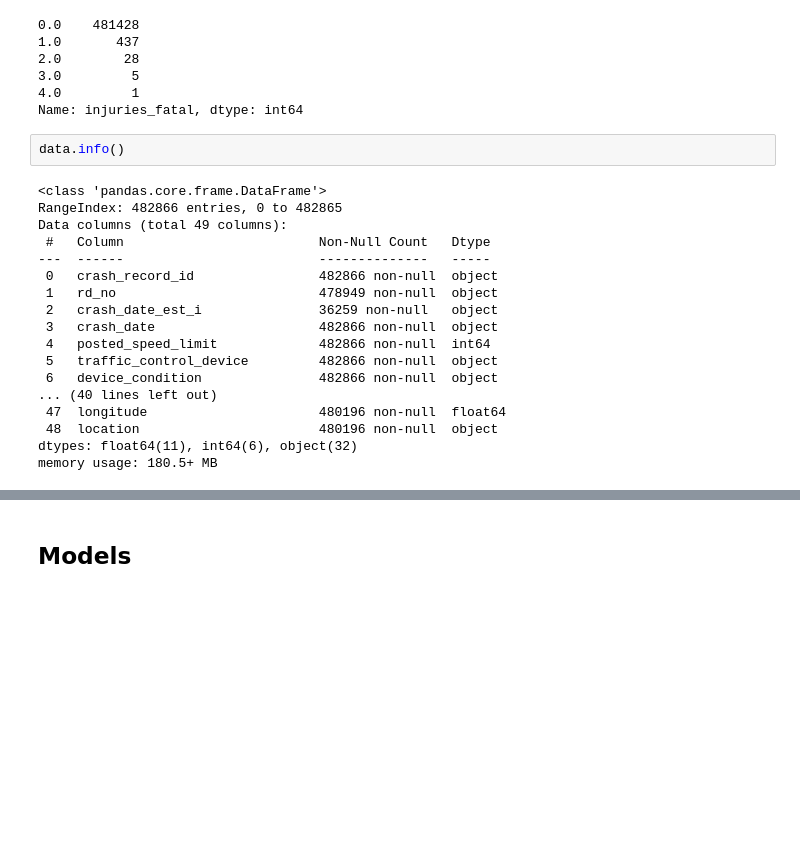
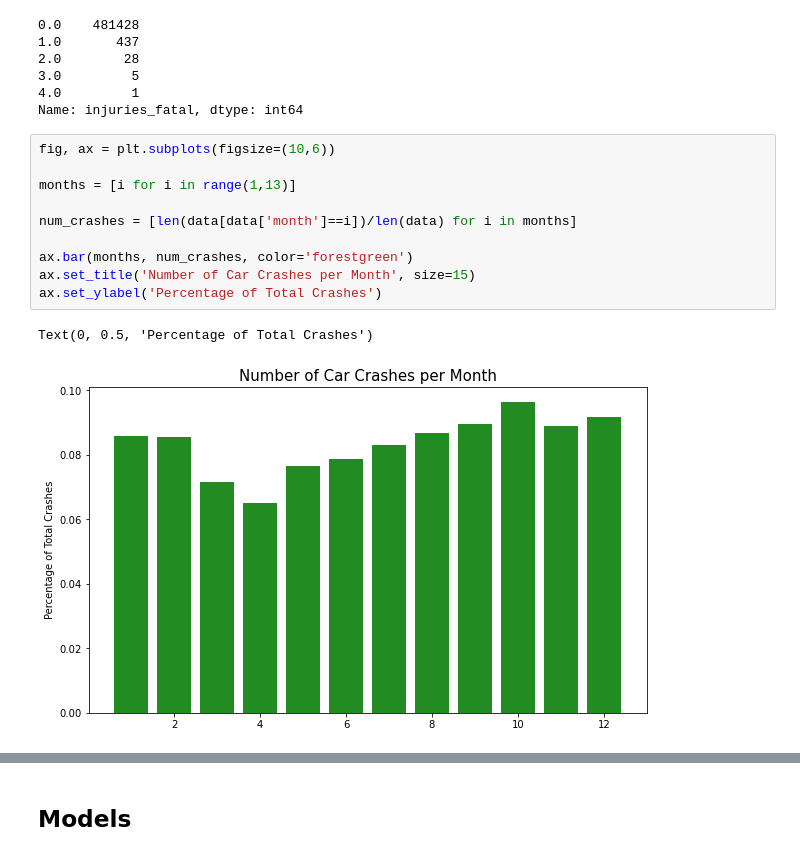
Before and after one commit to marcosvppfernandes/chicagoteam_quanggang, a Jupyter notebook: jamie_notebook.ipynb, the cells around one changed output, grey strips where cells are left out. Cells and saved outputs as stored; diff of their text form; blank space fills up the shorter version.

```diff
--- a/jamie_notebook.ipynb
+++ b/jamie_notebook.ipynb
@@ -577,23 +442,16 @@ data.injuries_fatal.value_counts()
 3.0         5
 4.0         1
 Name: injuries_fatal, dtype: int64
-# %%
-data.info()
-# %% [output]
-<class 'pandas.core.frame.DataFrame'>
-RangeIndex: 482866 entries, 0 to 482865
-Data columns (total 49 columns):
- #   Column                         Non-Null Count   Dtype
----  ------                         --------------   -----
- 0   crash_record_id                482866 non-null  object
- 1   rd_no                          478949 non-null  object
- 2   crash_date_est_i               36259 non-null   object
- 3   crash_date                     482866 non-null  object
- 4   posted_speed_limit             482866 non-null  int64
- 5   traffic_control_device         482866 non-null  object
- 6   device_condition               482866 non-null  object
-... (40 lines left out)
- 47  longitude                      480196 non-null  float64
- 48  location                       480196 non-null  object
-dtypes: float64(11), int64(6), object(32)
-memory usage: 180.5+ MB
+# %%
+fig, ax = plt.subplots(figsize=(10,6))
+
+months = [i for i in range(1,13)]
+
+num_crashes = [len(data[data['month']==i])/len(data) for i in months]
+
+ax.bar(months, num_crashes, color='forestgreen')
+ax.set_title('Number of Car Crashes per Month', size=15)
+ax.set_ylabel('Percentage of Total Crashes')
+# %% [output]
+Text(0, 0.5, 'Percentage of Total Crashes')
+[figure, added]
```
Also changed, not shown: parts of 36 cells of this notebook.
